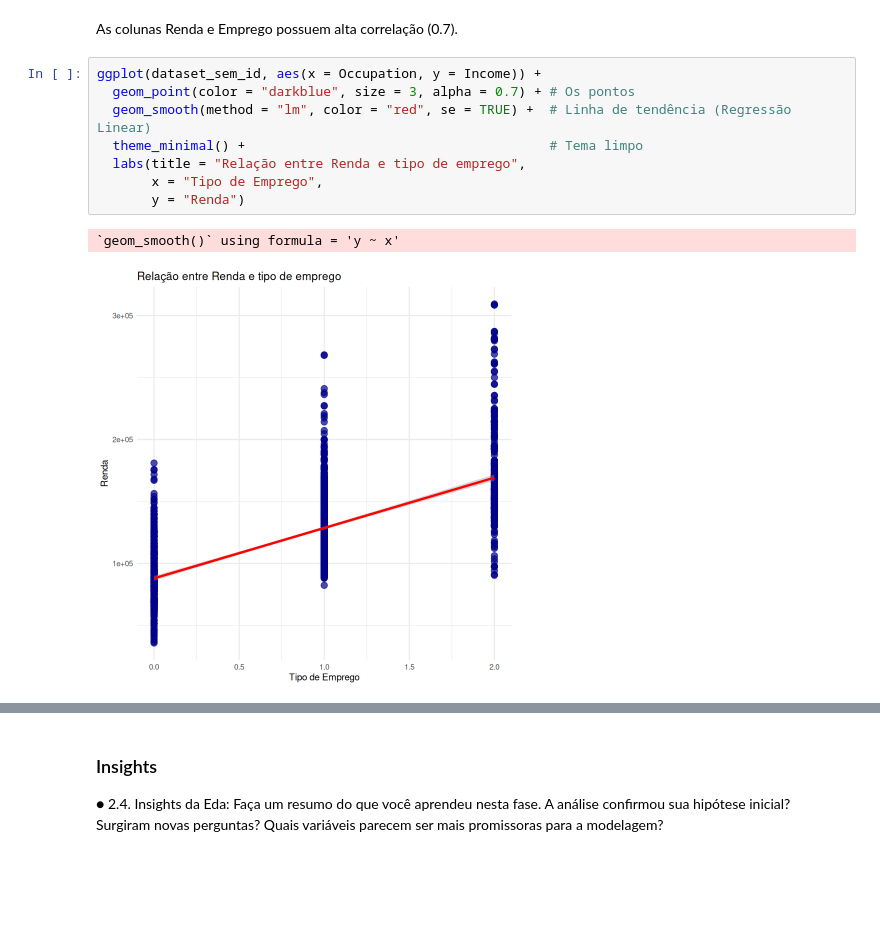
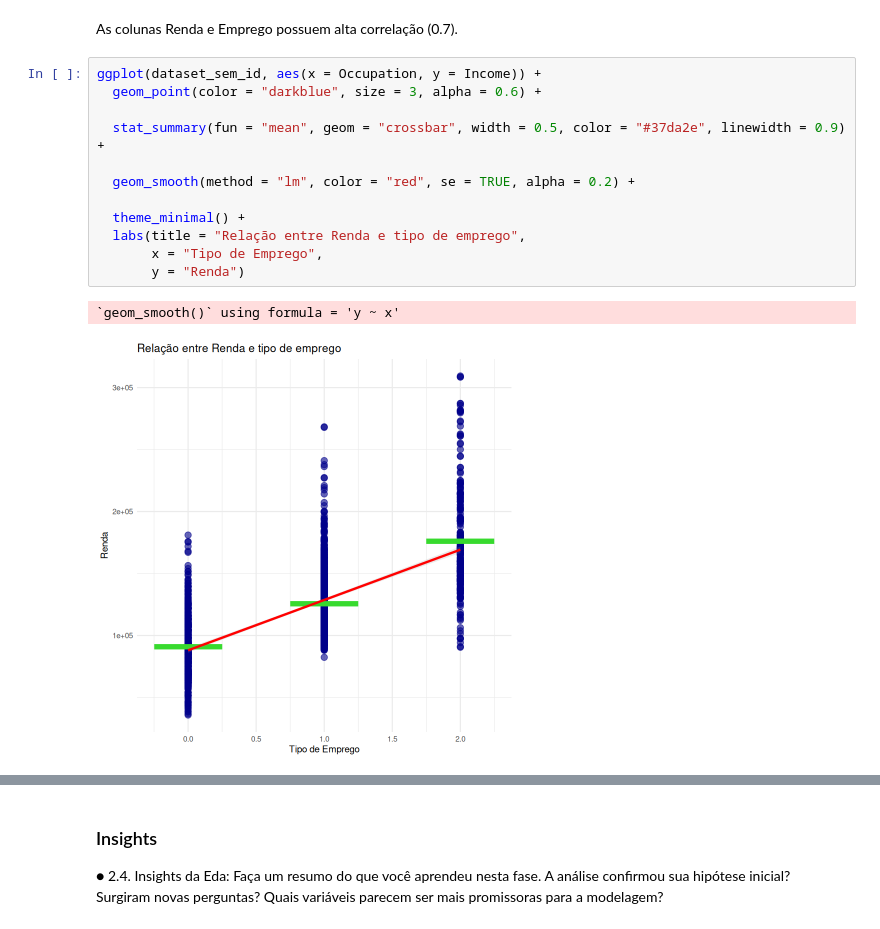
Before and after one commit to ThAlvesM/Kmean_2026-1, a Jupyter notebook: Kmean_2026-1.ipynb, the cells around one changed output, grey strips where cells are left out. Cells and saved outputs as stored; diff of their text form; blank space fills up the shorter version.

```diff
--- a/Kmean_2026-1.ipynb
+++ b/Kmean_2026-1.ipynb
@@ -634,15 +643,19 @@ ggplot(dataset_sem_id, aes(x = Age, y = Income)) +
 As colunas Renda e Emprego possuem alta correlação (0.7).
 # %%
 ggplot(dataset_sem_id, aes(x = Occupation, y = Income)) +
-  geom_point(color = "darkblue", size = 3, alpha = 0.7) + # Os pontos
-  geom_smooth(method = "lm", color = "red", se = TRUE) +  # Linha de tendência (Regressão Linear)
-  theme_minimal() +                                       # Tema limpo
+  geom_point(color = "darkblue", size = 3, alpha = 0.6) +
+
+  stat_summary(fun = "mean", geom = "crossbar", width = 0.5, color = "#37da2e", linewidth = 0.9) +
+
+  geom_smooth(method = "lm", color = "red", se = TRUE, alpha = 0.2) +
+
+  theme_minimal() +
   labs(title = "Relação entre Renda e tipo de emprego",
        x = "Tipo de Emprego",
        y = "Renda")
 # %% [output]
 `geom_smooth()` using formula = 'y ~ x'
-[figure, old version]
+[figure, new version]
 # %%
 ggplot(dataset_sem_id, aes(x = Education, y = Age)) +
   geom_point(color = "darkblue", size = 3, alpha = 0.7) +
```
Also changed, not shown: parts of 6 cells of this notebook.
